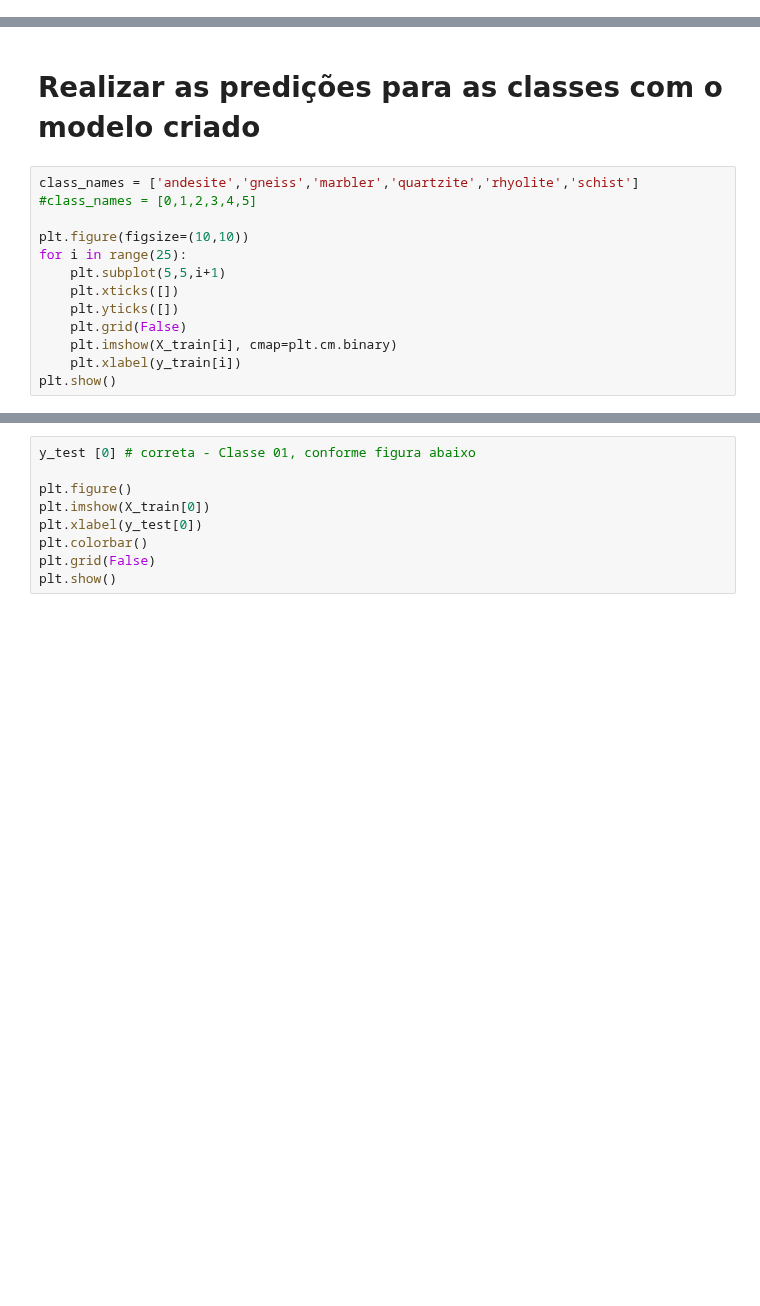
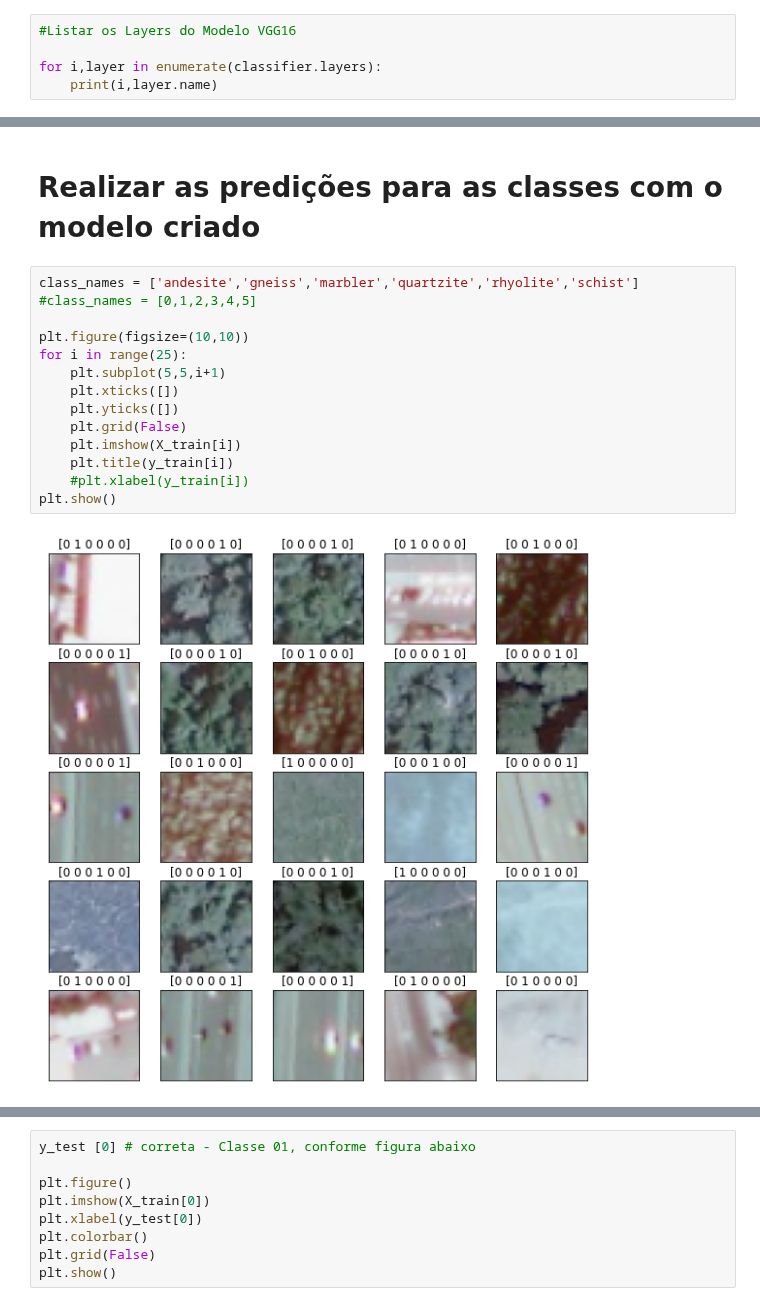
Before and after one commit to secretaria-ICA/Classificacao_e_Previsao_de_Imagens_de_Rochas_em_Pocos_Perfurados_atraves_de_Metodos_de_Aprendizagem, a Jupyter notebook: geological_comparative07102021.ipynb, the cells around one changed output, grey strips where cells are left out. Cells and saved outputs as stored; diff of their text form; blank space fills up the shorter version.

```diff
--- a/geological_comparative07102021.ipynb
+++ b/geological_comparative07102021.ipynb
@@ -603,3 +600,8 @@ Total params: 14,747,910
 Trainable params: 2,393,030
 Non-trainable params: 12,354,880
 _________________________________________________________________
+# %%
+#Listar os Layers do Modelo VGG16
+
+for i,layer in enumerate(classifier.layers):
+    print(i,layer.name)
@@ -671,16 +692,19 @@ print("validation_accuracy: " + str(test_accvgg16))
 # %%
 class_names = ['andesite','gneiss','marbler','quartzite','rhyolite','schist']
 #class_names = [0,1,2,3,4,5]
 
 plt.figure(figsize=(10,10))
 for i in range(25):
     plt.subplot(5,5,i+1)
     plt.xticks([])
     plt.yticks([])
     plt.grid(False)
-    plt.imshow(X_train[i], cmap=plt.cm.binary)
-    plt.xlabel(y_train[i])
+    plt.imshow(X_train[i])
+    plt.title(y_train[i])
+    #plt.xlabel(y_train[i])
 plt.show()
+# %% [output]
+[figure, added]
 # %%
 y_pred = model.predict(X_test)
 print("Prediction_accuracy: " + str(y_pred))
```
Also changed, not shown: parts of 27 cells of this notebook.
